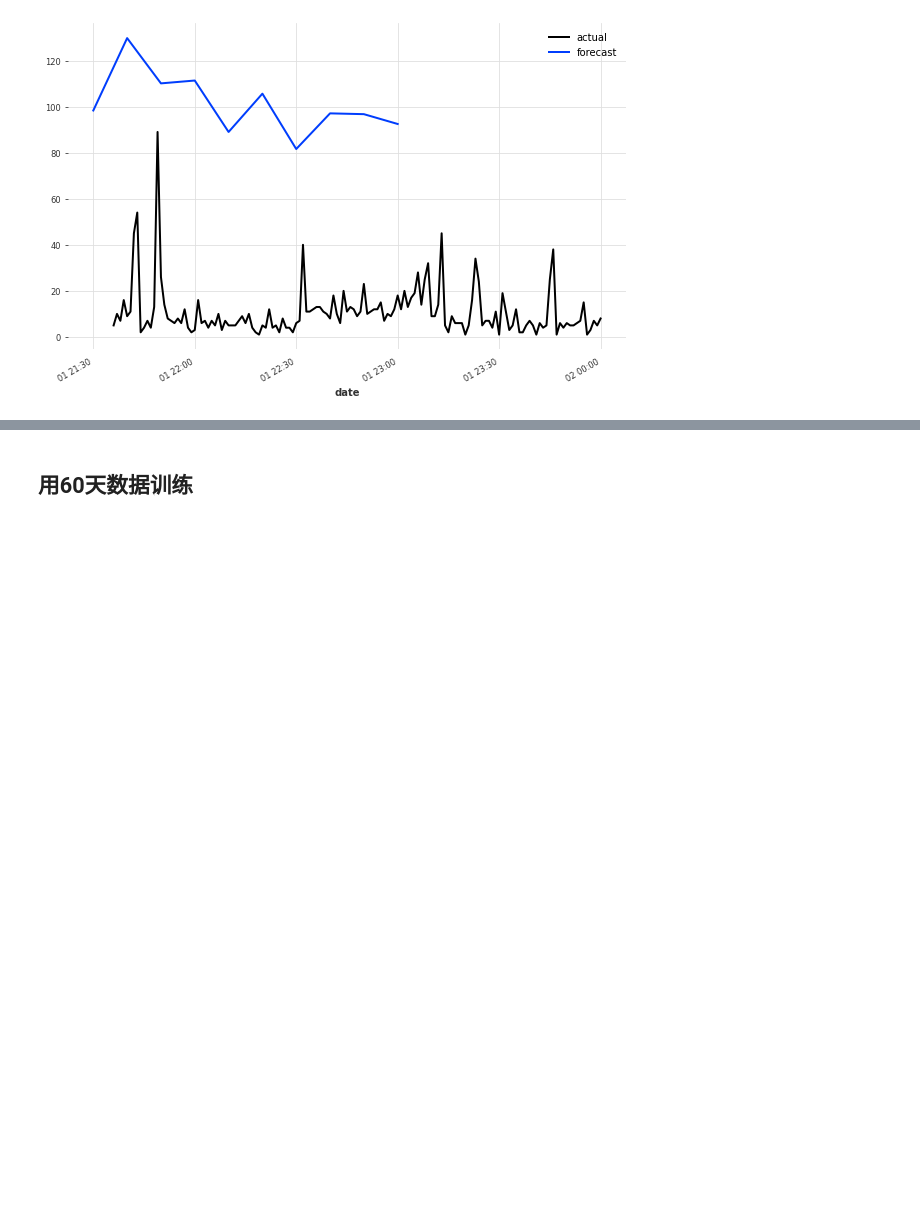
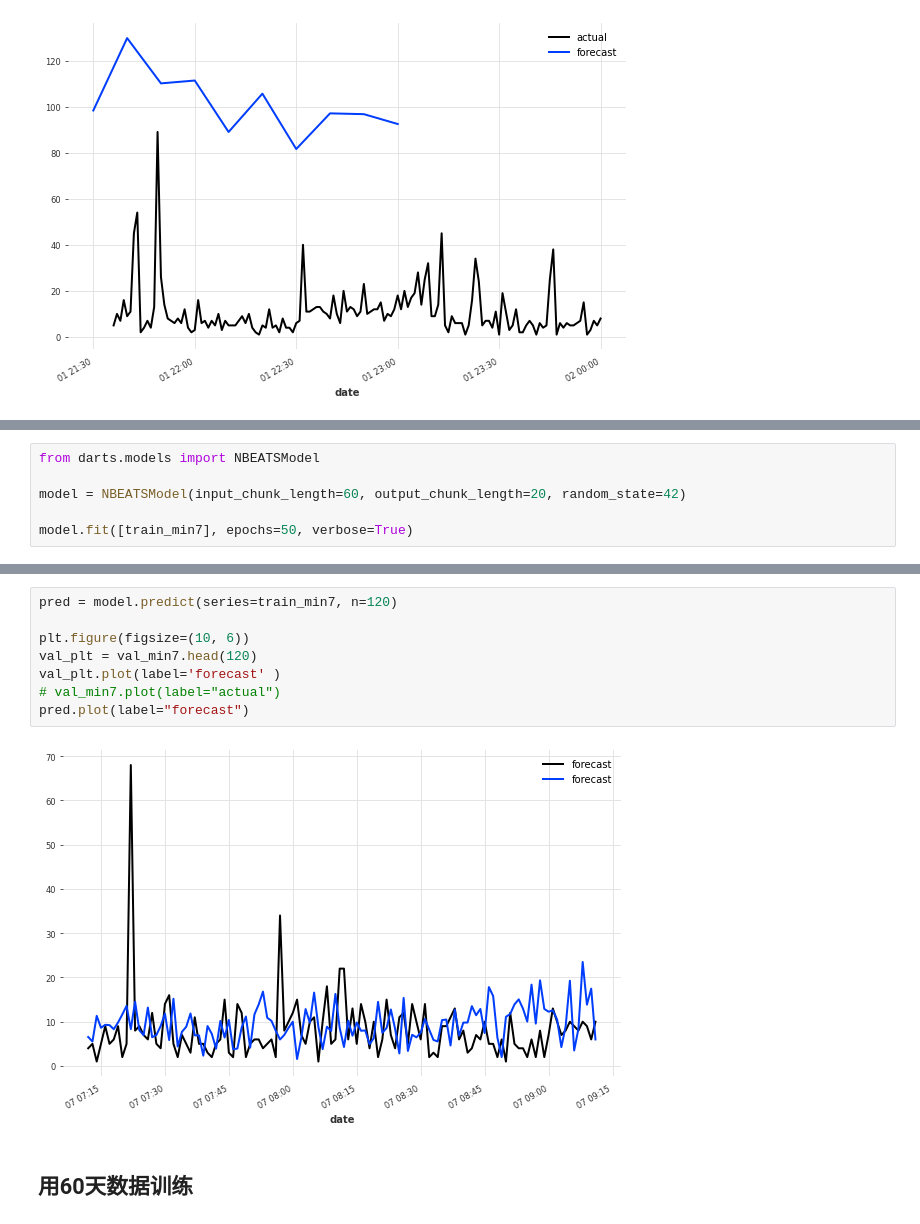
Before and after one commit to lizonglingo/clusterdate-trace-alibaba, a Jupyter notebook: gpu_claster/darts/N-BEATS.ipynb, the cells around one changed output, grey strips where cells are left out. Saved outputs shown, nothing was run; the diff lists cells and outputs as text; blank space fills up the shorter version.

```diff
--- a/gpu_claster/darts/N-BEATS.ipynb
+++ b/gpu_claster/darts/N-BEATS.ipynb
@@ -458,0 +519,6 @@ pred.plot(label="forecast")
+# %%
+from darts.models import NBEATSModel
+
+model = NBEATSModel(input_chunk_length=60, output_chunk_length=20, random_state=42)
+
+model.fit([train_min7], epochs=50, verbose=True)
@@ -459,3 +544,13 @@ pred.plot(label="forecast")
+# %%
+pred = model.predict(series=train_min7, n=120)
+
+plt.figure(figsize=(10, 6))
+val_plt = val_min7.head(120)
+val_plt.plot(label='forecast' )
+# val_min7.plot(label="actual")
+pred.plot(label="forecast")
+# %% [output]
+[figure, added]
 # %% [markdown]
 ## 用60天数据训练
 # %%
```
Also changed, not shown: parts of 11 cells of this notebook, 1 other file.
